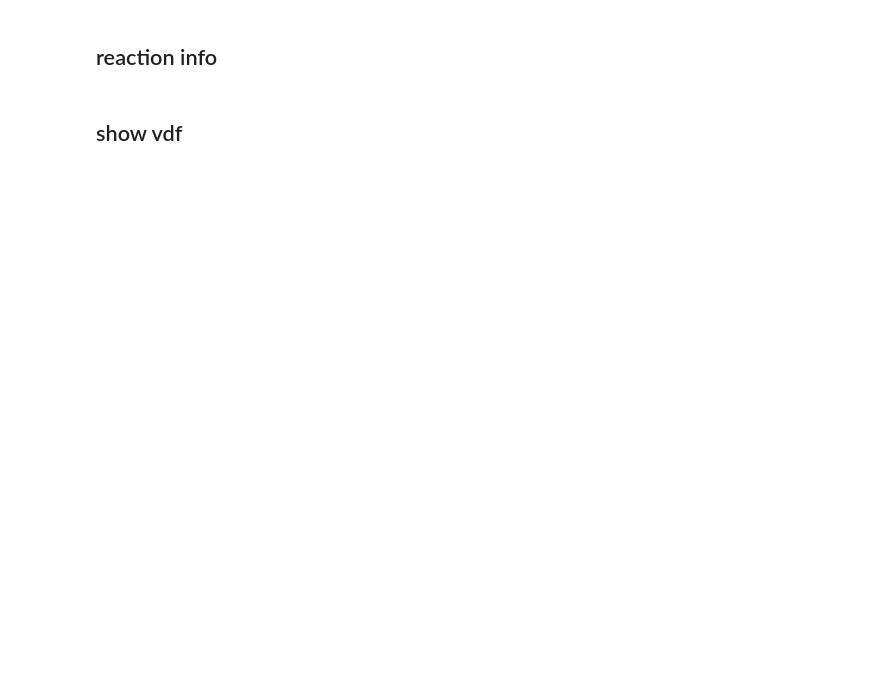
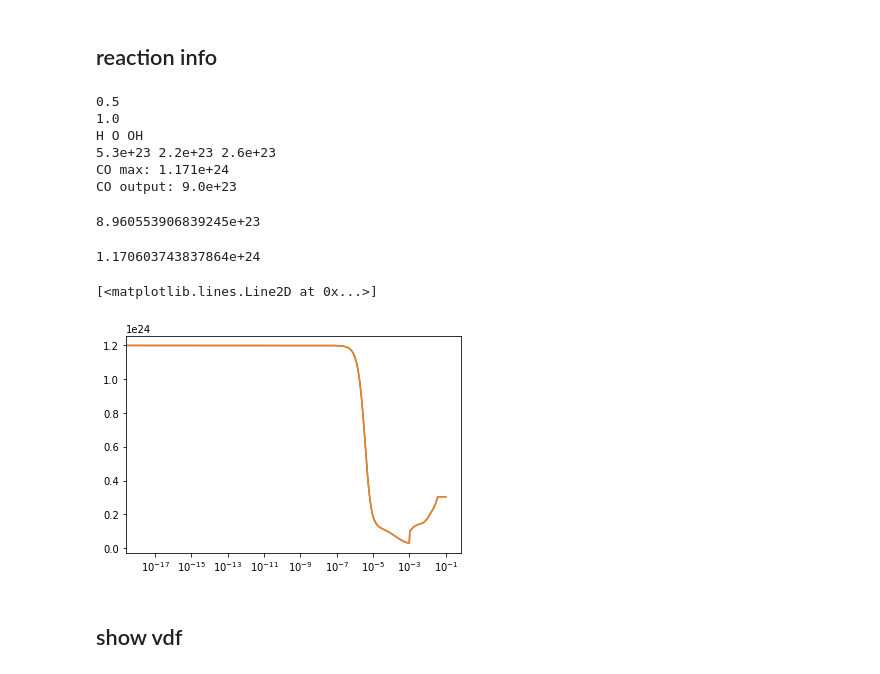
Before and after one commit to LiuPhyMan/PlasmaChemistry, a Jupyter notebook: _notebook/未命名1.ipynb, the cells around one changed output. Cells and saved outputs as stored; diff of their text form; code cells hidden in the pictures; blank space fills up the shorter version.

```diff
--- a/_notebook/未命名1.ipynb
+++ b/_notebook/未命名1.ipynb
@@ -40,13 +40,13 @@ from plasmistry.electron import EEDF
 from plasmistry.electron import get_maxwell_eedf
 # %%
 import yaml
-yaml.add_constructor("!StandardArr", standard_Arr_constructor)
-yaml.add_constructor("!ChemKinArr_2_rcnt", chemkin_Arr_2_rcnts_constructor)
-yaml.add_constructor("!ChemKinArr_3_rcnt", chemkin_Arr_3_rcnts_constructor)
-yaml.add_constructor("!rev", reversed_reaction_constructor)
-yaml.add_constructor("!LT", LT_constructor)
-yaml.add_constructor("!alpha", alpha_constructor)
-yaml.add_constructor("!F_gamma", F_gamma_constructor)
+yaml.add_constructor("!StandardArr", standard_Arr_constructor, Loader=yaml.FullLoader)
+yaml.add_constructor("!ChemKinArr_2_rcnt", chemkin_Arr_2_rcnts_constructor, Loader=yaml.FullLoader)
+yaml.add_constructor("!ChemKinArr_3_rcnt", chemkin_Arr_3_rcnts_constructor, Loader=yaml.FullLoader)
+yaml.add_constructor("!rev", reversed_reaction_constructor, Loader=yaml.FullLoader)
+yaml.add_constructor("!LT", LT_constructor, Loader=yaml.FullLoader)
+yaml.add_constructor("!alpha", alpha_constructor, Loader=yaml.FullLoader)
+yaml.add_constructor("!F_gamma", F_gamma_constructor, Loader=yaml.FullLoader)
 # %% [markdown]
 # variables from widgets
 # %% [markdown]
@@ -74,9 +74,13 @@ yaml.add_constructor("!F_gamma", F_gamma_constructor)
 - _coef reactions_
 # %%
 _species_list = [
-    'E', 'H2(v0-14)', 'CO2(va-d)', 'CO2(v0-21)', 'CO(v0-10)', 'O2', 'H2O', 'C', 'H', 'O',
-    'OH'
+    'E', 'H2(v0-14)', 'CO2(va-d)', 'CO2(v0-21)', 'CO(v0-10)', 'O2', 'H2O',
+    'H2(all)', 'CO2(all)', 'CO(all)','O2(all)','H2O(all)',
+    'C', 'H', 'O', 'OH'
 ]
+_species_group = {"H2(all)": ["H2"] + [f"H2(v{_})" for _ in range(1,15)],
+                 "CO2(all)": ["CO2"] + [f"CO2(v{_})" for _ in range(1,22)] + \
+                 ["CO2(va)", "CO2(vb)", "CO2(vc)", "CO2(vd)"]}
 _init_yaml_file_path = './_yaml/test_0.yaml'
 _vari_dict = dict(H2_vib_energy_in_eV=H2_vib_energy_in_eV,
                   H2_vib_energy_in_K=H2_vib_energy_in_K,
@@ -93,7 +97,7 @@ rctn_all = {
     'decom_recom reactions': None
 }
 with open(_init_yaml_file_path, 'r') as f:
-    rctn_block = yaml.load(f)
+    rctn_block = yaml.load(f, Loader=yaml.FullLoader)
 rctn_all = rctn_block[-1]['The reactions considered']
 
 global_abbr = rctn_all['global_abbr']
@@ -480,11 +518,11 @@ time_end_seq = [
 ]
 #### ====================
 # i_index = 6 for H2/CO2 = 1:1
-i_index = -1
+i_index = 6
 H2_percent = H2_percent_seq[i_index]
 time_end = time_end_seq[i_index] * 1e-3
 #
-# H2_percent = 0.0
+# H2_percent = 0.0002
 # time_end = 1e-3
 time_cold = time_end + 2e-2
 # time_end = 1e-3
@@ -495,6 +533,8 @@ density_0 = rctn_instances['cros reactions'].get_initial_density(
         'CO2': 2.4e24 * (1 - H2_percent),
         'H2': 2.4e24 * H2_percent,
         'E': ne_0,
+        'CO2(all)':2.4e24 * (1 - H2_percent),
+        'H2(all)': 2.4e24 * H2_percent,
     })
 density_without_e_0 = density_0[1:]
 normalized_eedf = get_maxwell_eedf(eedf.energy_point, Te_eV=Te_eV)
@@ -555,11 +668,34 @@ fig.legend(loc='upper right', fontsize='small')
 ## reaction info
 # %%
 print(H2_percent)
+print(H2_percent/(1-H2_percent))
 print("H O OH")
 print(
-    f"{density_result_df.loc['H'].max():.1e} {density_result_df.loc['O'].max():.1e} {density_result_df.loc['OH'].max():.1e}"
+    f"{density_result_df.loc['H'].max():.1e} {density_result_df.loc['O'].max():.1e} {density_result_df.loc['OH'].max():.1e} "
 )
+print(f"CO max: {density_result_df.loc[_CO_group, :].sum().values.max():.3e}")
 print(f"CO output: {density_result_df.loc['CO'].values[-1]:.1e}")
+# %% [output]
+0.5
+1.0
+H O OH
+5.3e+23 2.2e+23 2.6e+23
+CO max: 1.171e+24
+CO output: 9.0e+23
+# %%
+density_result_df.loc[_CO_group, :].sum().values[-1]
+# %% [output]
+8.960553906839245e+23
+# %%
+density_result_df.loc[_CO_group, :].sum().values.max()
+# %% [output]
+1.170603743837864e+24
+# %%
+plt.semilogx(sol.t, density_result_df.loc['CO2(all)'])
+plt.semilogx(sol.t, density_result_df.loc[_CO2_group_all].sum())
+# %% [output]
+[<matplotlib.lines.Line2D at 0x...>]
+[figure, added]
 # %% [markdown]
 ## show vdf
 # %%
```
Also changed, not shown: parts of 31 cells of this notebook, 8 other files.
